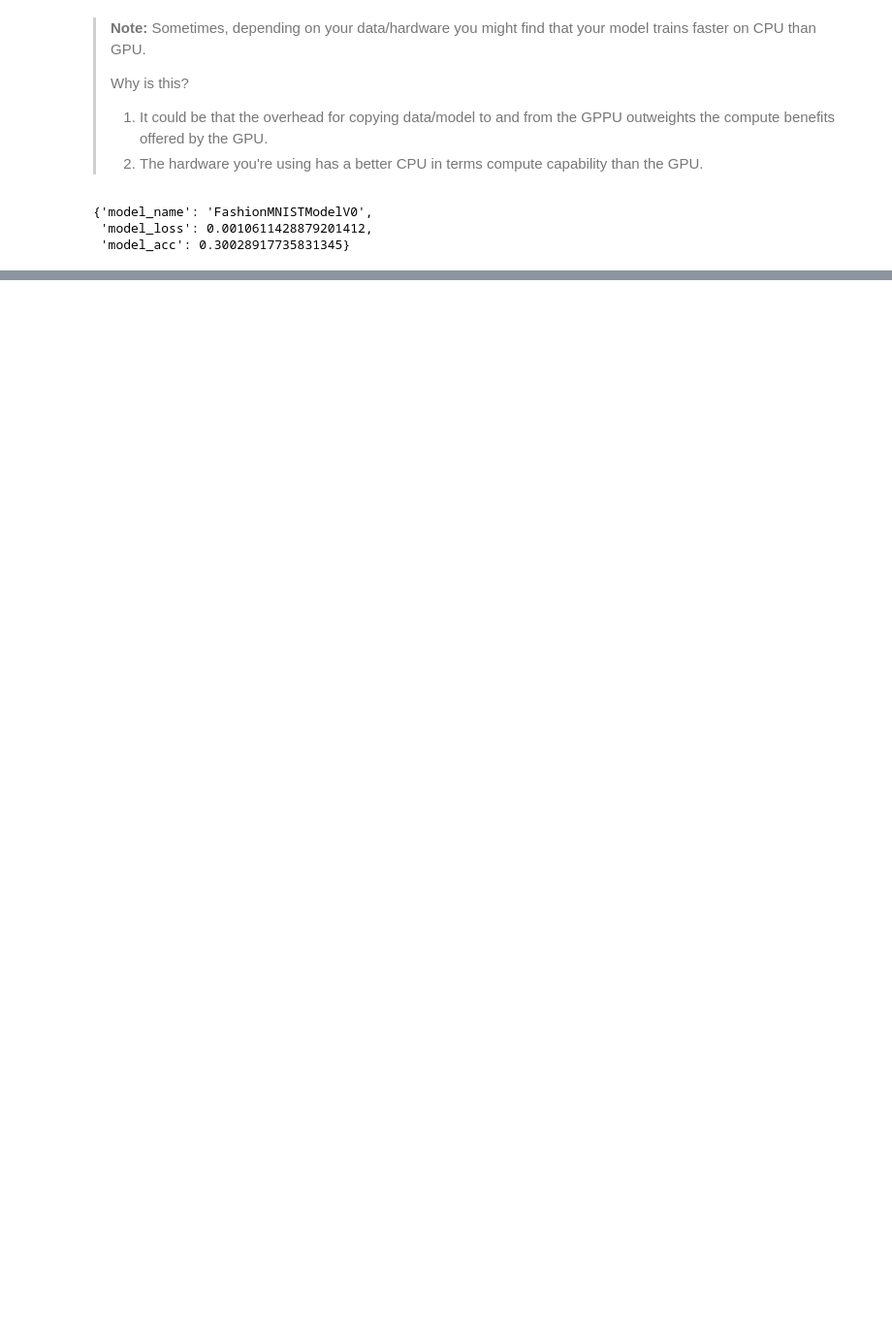
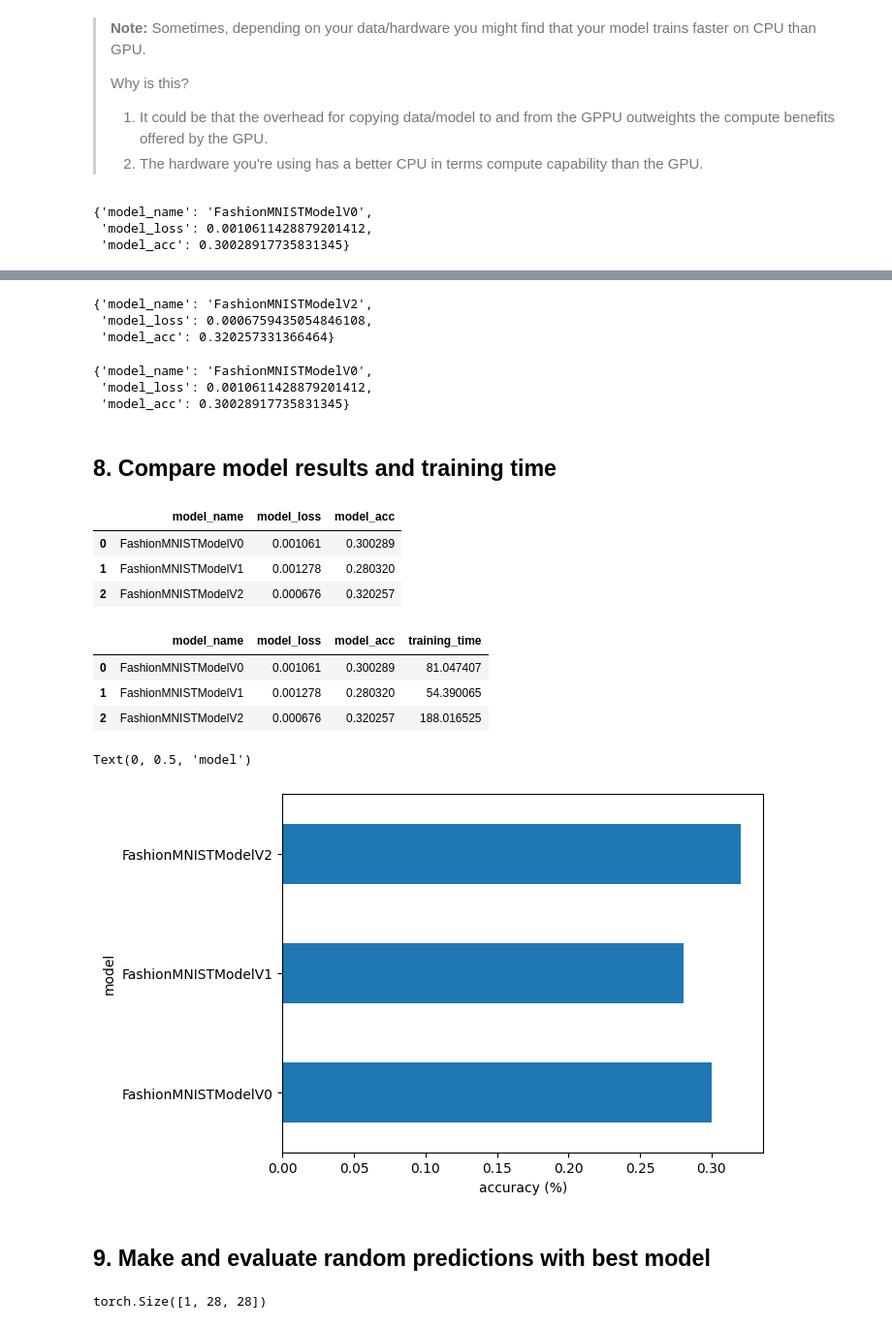
Before and after one commit to ImranNawar/dip_lab, a Jupyter notebook: 10_PyTorch/06_pytorch_computer_vision.ipynb, the cells around one changed output, grey strips where cells are left out. Shown: that part at 97% size. Drawn from its saved outputs; the diff is of its cells as text; code cells hidden in the pictures; blank space fills up the shorter version.

Commit message:
📚 PyTorch computer vision notebook

```diff
--- a/10_PyTorch/06_pytorch_computer_vision.ipynb
+++ b/10_PyTorch/06_pytorch_computer_vision.ipynb
@@ -699,0 +932,7 @@ model_1_results
+# %%
+# Setup loss function/eval metrics/optimizer
+from helper_functions import accuracy_fn
+
+loss_fn = nn.CrossEntropyLoss()
+optimizer = torch.optim.SGD(params=model_2.parameters(),
+                            lr=0.1)
@@ -699,0 +987,54 @@ model_1_results
+# %%
+# Get model_2 results
+model_2_results = eval_model(
+    model = model_2,
+    data_loader = test_dataloader,
+    loss_fn = loss_fn,
+    accuracy_fn = accuracy_fn,
+)
+
+model_2_results
+# %% [output]
+{'model_name': 'FashionMNISTModelV2',
+ 'model_loss': 0.0006759435054846108,
+ 'model_acc': 0.320257331366464}
+# %%
+model_0_results
+# %% [output]
+{'model_name': 'FashionMNISTModelV0',
+ 'model_loss': 0.0010611428879201412,
+ 'model_acc': 0.30028917735831345}
+# %% [markdown]
+## 8. Compare model results and training time
+# %%
+import pandas as pd
+compare_results = pd.DataFrame([model_0_results,
+                                model_1_results,
+                                model_2_results])
+compare_results
+# %% [output]
+|  | model_name | model_loss | model_acc |
+| 0 | FashionMNISTModelV0 | 0.001061 | 0.300289 |
+| 1 | FashionMNISTModelV1 | 0.001278 | 0.280320 |
+| 2 | FashionMNISTModelV2 | 0.000676 | 0.320257 |
+# %%
+# Add training time to results comparison
+compare_results["training_time"] = [total_train_time_model_0,
+                                    total_train_time_model_1,
+                                    total_train_time_model_2]
+compare_results
+# %% [output]
+|  | model_name | model_loss | model_acc | training_time |
+| 0 | FashionMNISTModelV0 | 0.001061 | 0.300289 | 81.047407 |
+| 1 | FashionMNISTModelV1 | 0.001278 | 0.280320 | 54.390065 |
+| 2 | FashionMNISTModelV2 | 0.000676 | 0.320257 | 188.016525 |
+# %%
+# Visualize our model results
+compare_results.set_index("model_name")["model_acc"].plot(kind="barh")
+plt.xlabel("accuracy (%)")
+plt.ylabel("model")
+# %% [output]
+Text(0, 0.5, 'model')
+[figure, added]
+# %% [markdown]
+## 9. Make and evaluate random predictions with best model
@@ -699,0 +1063,13 @@ model_1_results
+# %%
+import random
+random.seed(42)
+test_samples = []
+test_labels = []
+for sample, label in random.sample(list(test_data), k = 9):
+    test_samples.append(sample)
+    test_labels.append(label)
+
+# View the first sample shape
+test_samples[0].shape
+# %% [output]
+torch.Size([1, 28, 28])
```
Also changed, not shown: parts of 40 cells of this notebook.
